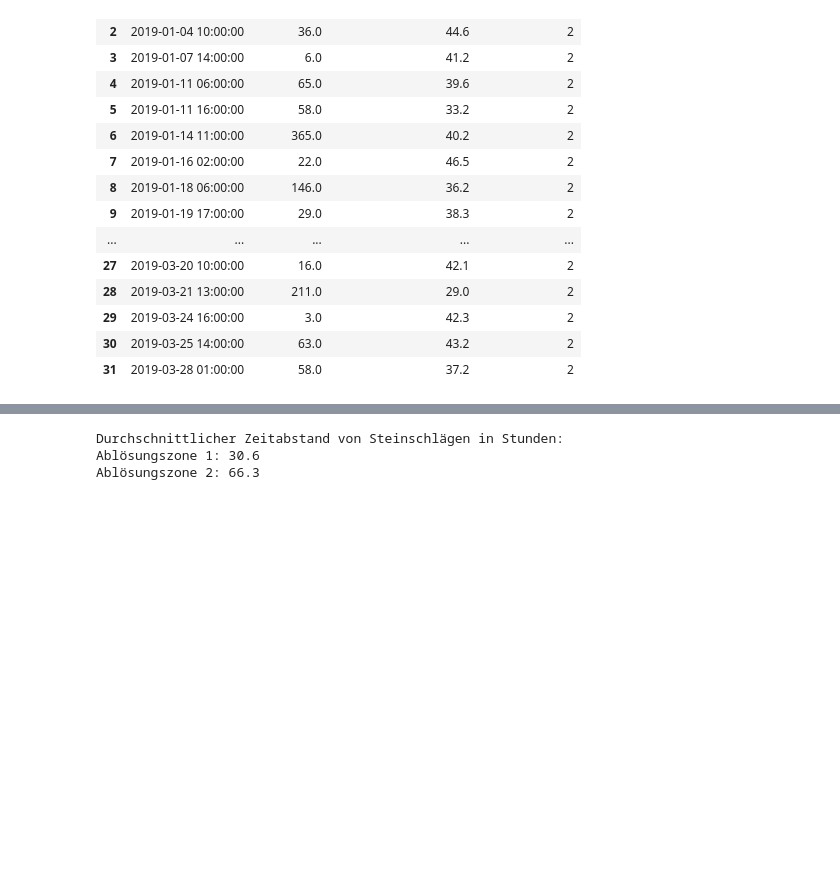
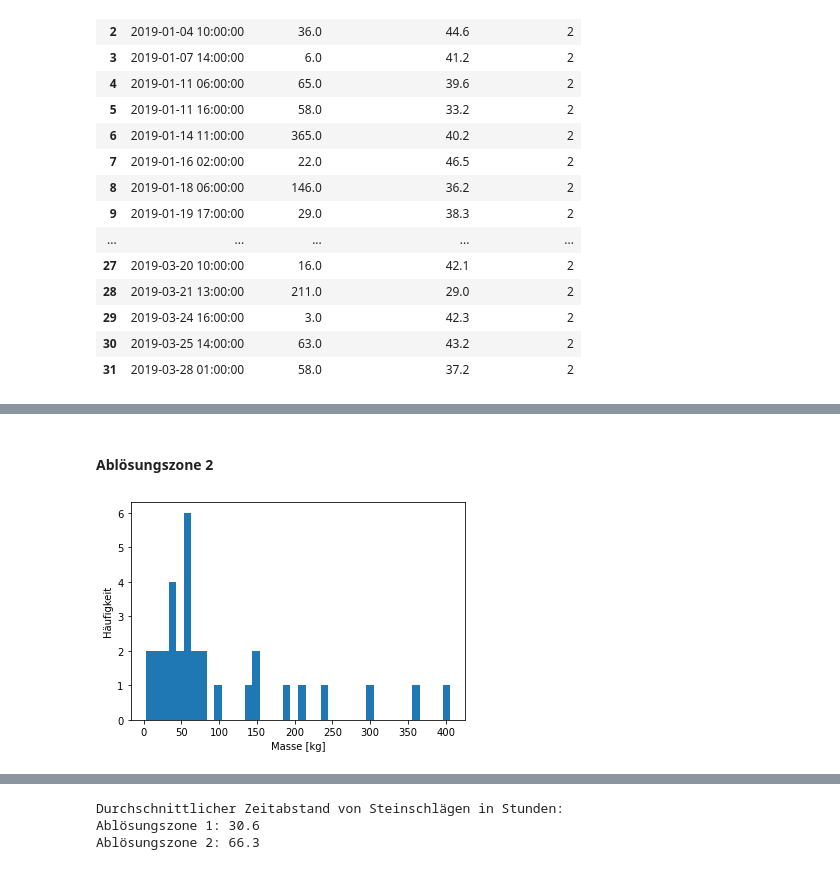
Before and after one commit to 7ben18/FHNW_Steinschlagrisiko, a Jupyter notebook: FHNW_Steinschlagrisiko.ipynb, the cells around one changed output, grey strips where cells are left out. Saved outputs shown, nothing was run; the diff lists cells and outputs as text; code cells hidden in the pictures; blank space fills up the shorter version.

```diff
--- a/FHNW_Steinschlagrisiko.ipynb
+++ b/FHNW_Steinschlagrisiko.ipynb
@@ -131,11 +98,0 @@ Hier wird die kinetische Energie von jedem Steinschlag berechnet und zu einer Li
-# %%
-list_mass = [(x) for x in df3["Masse [kg]"]]
-list_speed = [(x) for x in df3["Geschwindigkeit [m/s]"]]
-list_energy = []
-
-for i in range(len(list_mass)):
-    energy_kj = 0.5 * list_mass[i] * list_speed[i]**2 / 1000
-    energy_kj = round(energy_kj,1)
-    list_energy.append(energy_kj)
-
-df3["Energie [kJ]"] = list_energy
@@ -167,9 +98,0 @@ def calcAverage(l, i):
-# %%
-list_mass_zone2 = df2["Masse [kg]"]
-
-average = calcAverage(list_mass_zone2, 1)
-
-# 0-Wert mit Durchschnitt ersetzen
-for i in range(len(list_mass_zone2)):
-    if list_mass_zone2[i] <= 0:
-        list_mass_zone2[i] = average
@@ -178,0 +102,9 @@ Wir berechnen jetzt die Zeitabstände in Stunden von den Steinschlägen damit wi
+# %%
+# Median berechnen
+list_mass_zone2 = []
+m = np.median(df2["Masse [kg]"])
+
+# 0-Wert mit Durchschnitt ersetzen
+for i in range(len(df2["Masse [kg]"])):
+    if df2["Masse [kg]"][i] <= 0:
+        df2["Masse [kg]"][i] = m
@@ -178,0 +133,8 @@ Wir berechnen jetzt die Zeitabstände in Stunden von den Steinschlägen damit wi
+# %% [markdown]
+#### Ablösungszone 2
+# %%
+plt.hist(df2["Masse [kg]"], density=False, bins=40)
+plt.ylabel('Häufigkeit')
+plt.xlabel('Masse [kg]');
+# %% [output]
+[figure, added]
```
Also changed, not shown: parts of 90 cells of this notebook.
